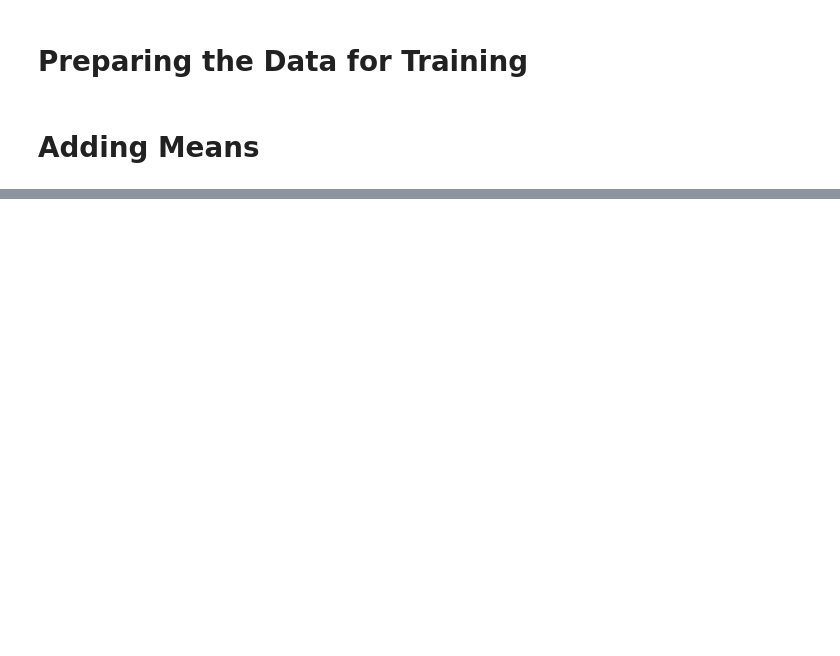
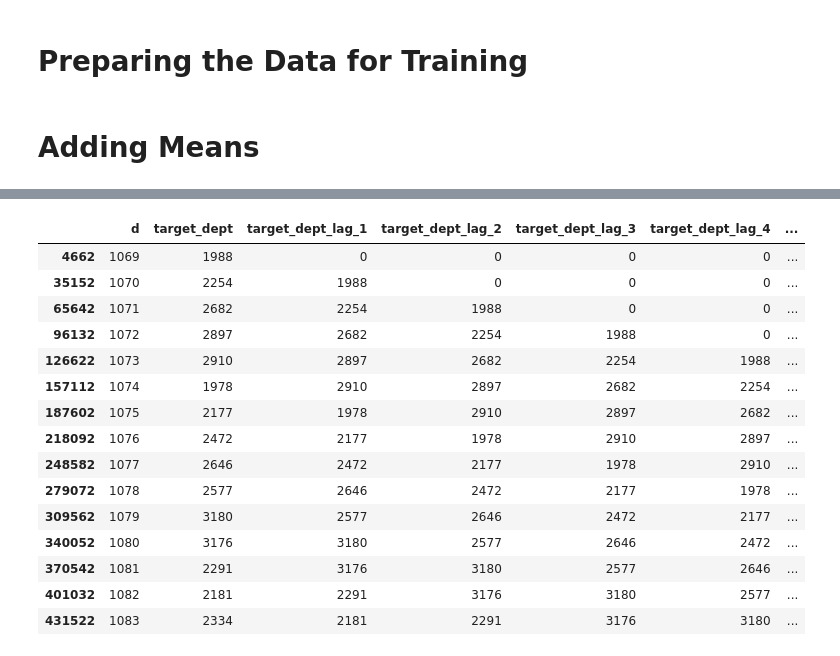
Before and after one commit to rfhussain/m5_kaggle, a Jupyter notebook: eda/21jun2020.ipynb, the cells around one changed output, grey strips where cells are left out. Cells and saved outputs as stored; diff of their text form; code cells hidden in the pictures; blank space fills up the shorter version.

```diff
--- a/eda/21jun2020.ipynb
+++ b/eda/21jun2020.ipynb
@@ -606,6 +645,6 @@ df_train = dfmain.drop(['cat_id','state_id','date','wm_yr_wk','wday','sell_price
 # %%
-df_train.dept_id_target_mean = df_train.dept_id_target_mean.astype('float16')
-df_train.item_id_target_mean = df_train.item_id_target_mean.astype('float16')
-df_train.state_id_target_mean= df_train.state_id_target_mean.astype('float16')
-df_train.store_id_target_mean= df_train.store_id_target_mean.astype('float16')
-df_train.id_target_mean      = df_train.id_target_mean.astype('float16')
+df_train.dept_id_code_target_mean = df_train.dept_id_code_target_mean.astype('float16')
+df_train.item_id_code_target_mean = df_train.item_id_code_target_mean.astype('float16')
+df_train.state_id_code_target_mean= df_train.state_id_code_target_mean.astype('float16')
+df_train.store_id_code_target_mean= df_train.store_id_code_target_mean.astype('float16')
+df_train.cat_id_code_target_mean  = df_train.cat_id_code_target_mean.astype('float16')
@@ -635,0 +675,2 @@ memory usage: 4.3 GB
+# %%
+df_train = df_train[df_train.year > 2013]
@@ -639,22 +700,21 @@ def add_lags(df, shift_range,index_cols, lag_cols, exception_cols):
 
     print('Columns to rename : ',cols_to_rename)
 
+    print(index_cols + cols_to_rename)
+
     for day_shift in tqdm_notebook(shift_range):
         train_shift = df[index_cols + cols_to_rename].copy()
-        print('copied to train_shift')
+        print('copied to train_shift with columns ' , train_shift.columns)
         train_shift['d'] = train_shift['d'] + day_shift
+
         print(f'performed the shifting of {day_shift}')
 
         foo = lambda x: '{}_lag_{}'.format(x, day_shift) if x in cols_to_rename else x
         train_shift = train_shift.rename(columns=foo)
-        print('columns are renamed for ', foo)
 
         print('\n')
-        print(df.columns)
-        print('\n')
-        print('\n')
-        print(train_shift.columns)
-        df = pd.merge(df, train_shift, on=index_cols, how='left')
+
+        df = pd.merge(df, train_shift, on=index_cols, how='left').fillna(0)
         print('\n')
         print('performed the merge')
 
@@ -683,11 +733,11 @@ dfmain.head()
 # %%
-mean_enc_cols = [col for col in dfmain.columns if 'mean' in str(col)]
+mean_enc_cols = [col for col in df_train.columns if 'mean' in str(col)]
 exception_cols = mean_enc_cols + ['cat_id', 'date', 'day', 'id','sell_price', 'snap_CA', 'snap_TX', 'snap_WI',
-                                  'state_id', 'wday', 'wm_yr_wk']
+                                  'state_id', 'wday', 'wm_yr_wk','year','month']
 
-index_cols = ['store_id','item_id','d']
-lag_cols = ['target','dept_id','store_id','item_id']
-shift_range = [x for x in range(1,3)]
+index_cols = ['store_id_code','item_id_code','d']
+lag_cols = ['target']
+shift_range = [x for x in range(1,29)]
 
-dfmain = add_lags(dfmain,shift_range,index_cols,lag_cols,exception_cols)
+df_train = add_lags(df_train,shift_range,index_cols,lag_cols,exception_cols)
 # %% [output]
@@ -765,0 +761,21 @@ Name: target_lag_1, Length: 59181090, dtype: float64
+# %%
+df_train[(df_train.item_id_code==1) & (df_train.store_id_code==1)][['d','target_dept','target_dept_lag_1','target_dept_lag_2',
+                                                                   'target_dept_lag_3','target_dept_lag_4',
+                                                                   'target_dept_lag_5']].head(15)
+# %% [output]
+|  | d | target_dept | target_dept_lag_1 | target_dept_lag_2 | target_dept_lag_3 | target_dept_lag_4 | ... |
+| 4662 | 1069 | 1988 | 0 | 0 | 0 | 0 | ... |
+| 35152 | 1070 | 2254 | 1988 | 0 | 0 | 0 | ... |
+| 65642 | 1071 | 2682 | 2254 | 1988 | 0 | 0 | ... |
+| 96132 | 1072 | 2897 | 2682 | 2254 | 1988 | 0 | ... |
+| 126622 | 1073 | 2910 | 2897 | 2682 | 2254 | 1988 | ... |
+| 157112 | 1074 | 1978 | 2910 | 2897 | 2682 | 2254 | ... |
+| 187602 | 1075 | 2177 | 1978 | 2910 | 2897 | 2682 | ... |
+| 218092 | 1076 | 2472 | 2177 | 1978 | 2910 | 2897 | ... |
+| 248582 | 1077 | 2646 | 2472 | 2177 | 1978 | 2910 | ... |
+| 279072 | 1078 | 2577 | 2646 | 2472 | 2177 | 1978 | ... |
+| 309562 | 1079 | 3180 | 2577 | 2646 | 2472 | 2177 | ... |
+| 340052 | 1080 | 3176 | 3180 | 2577 | 2646 | 2472 | ... |
+| 370542 | 1081 | 2291 | 3176 | 3180 | 2577 | 2646 | ... |
+| 401032 | 1082 | 2181 | 2291 | 3176 | 3180 | 2577 | ... |
+| 431522 | 1083 | 2334 | 2181 | 2291 | 3176 | 3180 | ... |
```
Also changed, not shown: parts of 81 cells of this notebook.
